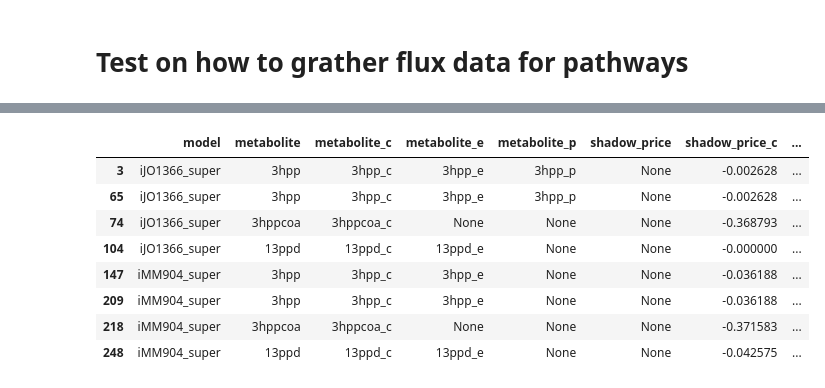
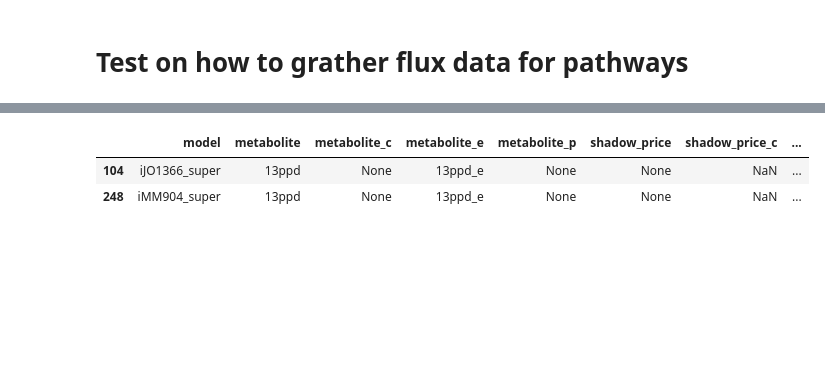
Before and after one commit to Deusxy/MuSIC-PDO-3HP, a Jupyter notebook: Metabolic_model1.3.ipynb, the cells around one changed output, grey strips where cells are left out. Saved outputs shown, nothing was run; the diff lists cells and outputs as text; code cells hidden in the pictures; blank space fills up the shorter version.

```diff
--- a/Metabolic_model1.3.ipynb
+++ b/Metabolic_model1.3.ipynb
@@ -58,7 +60,7 @@ constraints_iMM904 = {
 # Conditions and target reactions
 conditions_iJO1366 = ['glc_aerobic', 'glc_anaerobic', 'glyc_aerobic', 'glyc_anaerobic']
 conditions_iMM904 = ['glc_aerobic', 'glc_anaerobic', 'glyc_aerobic']
-target_reactions = ['EX_3hpp_e', 'EX_13ppd_e']
+target_reactions = ['EX_3HPP_e', 'EX_13ppd_e']
 # Constraints and models mapping
 model_constraints = {
     'iJO1366_super': constraints_iJO1366,
@@ -177,19 +179,20 @@ def clean_reactions(reactions):
     reactions = [reaction.replace('_R_', '__R_') if '__R_' not in reaction else reaction for reaction in reactions]
     df = pd.Series(reactions)
     df = df.str.replace('M_', '', regex=False)
-    string_that_need_to_remove = [
+    '''string_that_need_to_remove = [
         '0_3333_1_', '0_0091_2_',
-        '0_1212_2_', '0_1212_1_', '0_1250_2_', '0_3750_1_','_0_3548_2',
+        '0_1250_2_', '0_3750_1_','_0_3548_2',
         '_0_2813_1', '_0_2542_1','_0_4074_2','_0_5000_1','_0_1429_2'
+        #,'0_1212_2_', '0_1212_1_',
     ]
-    df = df.str.replace('|'.join(string_that_need_to_remove), '', regex=True)
+    df = df.str.replace('|'.join(string_that_need_to_remove), '', regex=True)'''
     replacements = {
         '3hpp_0_2667_1': '3hppnl',
         'lald_______D': 'lald__D',
-        'lac___L': 'lald__L',
-        'lac_L': 'lald__L',
-        '3HPP': '3hpp',
-        '13PDO': '13ppd',
+        'lac___L': 'lac__L',
+        'lac_L': 'lac__L',
+        #'3HPP_c': '3hpp_c',
+        '13PDO': '13PPD',
         '-B': '_B',
         'mal_D_c':'mal__D_c',
         #'3hppcoa':'3hpcoa', # Hydroxypropionyl-CoA
@@ -541,10 +542,10 @@ pathways = campodonico2014['pathways']
 
 # Define exchange reactions
 exchange_reactions = [{
-    '3hpp_tr': '3hpp_e <-> 3hpp_c',
-    '13ppd_tr': '13ppd_e <-> 13ppd_c',
+    '3HPP_tr': '3HPP_e <-> 3HPP_c',
+    '13ppd_tr': '13ppd_e <-> 13PPD_c',
     'EX_13ppd_e': '13ppd_e --> ',
-    'EX_3hpp_e': '3hpp_e --> '
+    'EX_3HPP_e': '3HPP_e --> '
 }]
 
 # Combine all pathways
@@ -1067,13 +1065,7 @@ Shadow price of tym in iMM904_super model: None
 # %%
 # basicaly my search bar for the shadow prices
-shadow_prices_df[shadow_prices_df['metabolite'].str.contains('3hpp') | shadow_prices_df['metabolite'].str.contains('13ppd')]
+shadow_prices_df[shadow_prices_df['metabolite'].str.contains('3HPP') | shadow_prices_df['metabolite'].str.contains('13ppd')]
 # %% [output]
 |  | model | metabolite | metabolite_c | metabolite_e | metabolite_p | shadow_price | shadow_price_c | ... |
-| 3 | iJO1366_super | 3hpp | 3hpp_c | 3hpp_e | 3hpp_p | None | -0.002628 | ... |
-| 65 | iJO1366_super | 3hpp | 3hpp_c | 3hpp_e | 3hpp_p | None | -0.002628 | ... |
-| 74 | iJO1366_super | 3hppcoa | 3hppcoa_c | None | None | None | -0.368793 | ... |
-| 104 | iJO1366_super | 13ppd | 13ppd_c | 13ppd_e | None | None | -0.000000 | ... |
-| 147 | iMM904_super | 3hpp | 3hpp_c | 3hpp_e | None | None | -0.036188 | ... |
-| 209 | iMM904_super | 3hpp | 3hpp_c | 3hpp_e | None | None | -0.036188 | ... |
-| 218 | iMM904_super | 3hppcoa | 3hppcoa_c | None | None | None | -0.371583 | ... |
-| 248 | iMM904_super | 13ppd | 13ppd_c | 13ppd_e | None | None | -0.042575 | ... |
+| 104 | iJO1366_super | 13ppd | None | 13ppd_e | None | None | NaN | ... |
+| 248 | iMM904_super | 13ppd | None | 13ppd_e | None | None | NaN | ... |
```
Also changed, not shown: parts of 8 cells of this notebook.
